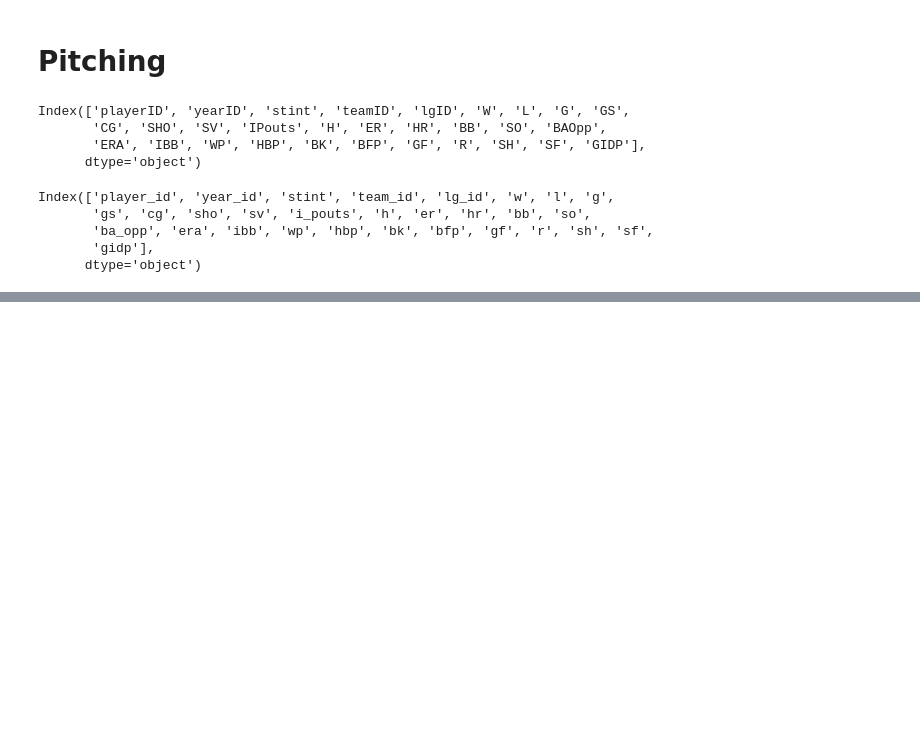
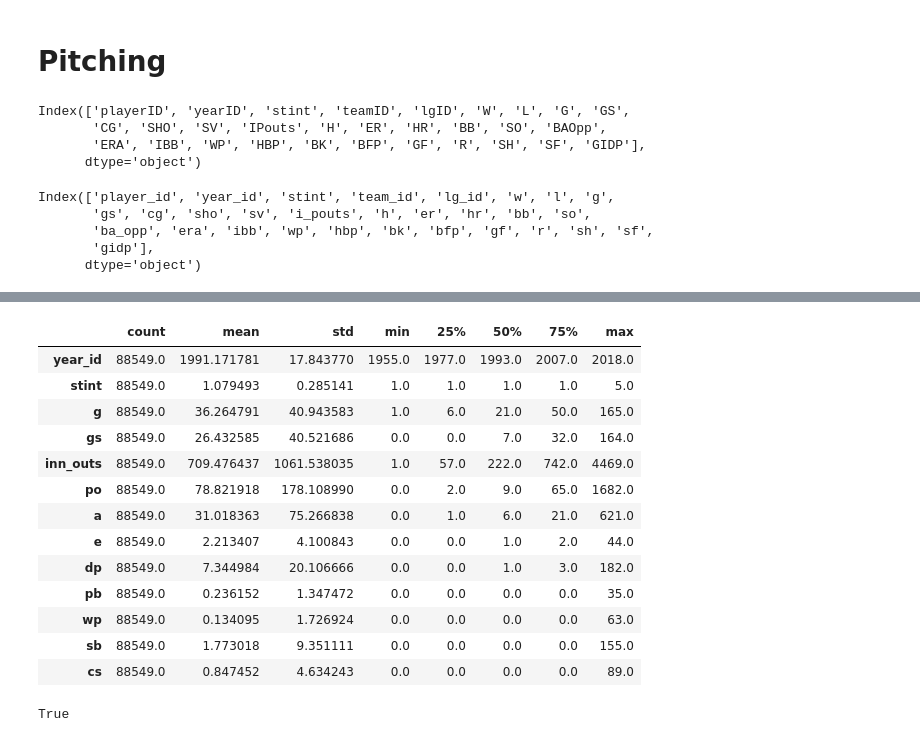
Before and after one commit to sdiehl28/Scikit-Learn-Workflow, a Jupyter notebook: python/LahmanBaseball.ipynb, the cells around one changed output, grey strips where cells are left out. Drawn from its saved outputs; the diff is of its cells as text; code cells hidden in the pictures; blank space fills up the shorter version.

```diff
--- a/python/LahmanBaseball.ipynb
+++ b/python/LahmanBaseball.ipynb
@@ -471,0 +655,9 @@ Index(['player_id', 'year_id', 'stint', 'team_id', 'lg_id', 'w', 'l', 'g',
+# %%
+# as above, drop records before 1955
+fielding = fielding.drop(fielding[fielding['year_id'] < 1955].index)
+# %%
+# drop records in which the fielder recorded no outs (stats are meaningless)
+fielding = fielding.drop(fielding[fielding['inn_outs'] == 0].index)
+
+# drop records in which the number of put outs is unknown
+fielding = fielding.dropna(subset=['inn_outs'])
@@ -471,0 +686,4 @@ Index(['player_id', 'year_id', 'stint', 'team_id', 'lg_id', 'w', 'l', 'g',
+# %%
+# pb, wb, sb, cs only apply to catchers, hence the large number of nulls
+# it is reasonably to use fillna with 0
+fielding[['pb','wp','sb','cs']] = fielding[['pb','wp','sb','cs']].fillna(0)
@@ -471,0 +695,2 @@ Index(['player_id', 'year_id', 'stint', 'team_id', 'lg_id', 'w', 'l', 'g',
+# %%
+fielding = fielding.drop('zr', axis=1)
@@ -471,0 +718,18 @@ Index(['player_id', 'year_id', 'stint', 'team_id', 'lg_id', 'w', 'l', 'g',
+# %%
+# smallint works for all numeric values
+fielding.describe().T
+# %% [output]
+|  | count | mean | std | min | 25% | 50% | 75% | max |
+| year_id | 88549.0 | 1991.171781 | 17.843770 | 1955.0 | 1977.0 | 1993.0 | 2007.0 | 2018.0 |
+| stint | 88549.0 | 1.079493 | 0.285141 | 1.0 | 1.0 | 1.0 | 1.0 | 5.0 |
+| g | 88549.0 | 36.264791 | 40.943583 | 1.0 | 6.0 | 21.0 | 50.0 | 165.0 |
+| gs | 88549.0 | 26.432585 | 40.521686 | 0.0 | 0.0 | 7.0 | 32.0 | 164.0 |
+| inn_outs | 88549.0 | 709.476437 | 1061.538035 | 1.0 | 57.0 | 222.0 | 742.0 | 4469.0 |
+| po | 88549.0 | 78.821918 | 178.108990 | 0.0 | 2.0 | 9.0 | 65.0 | 1682.0 |
+| a | 88549.0 | 31.018363 | 75.266838 | 0.0 | 1.0 | 6.0 | 21.0 | 621.0 |
+| e | 88549.0 | 2.213407 | 4.100843 | 0.0 | 0.0 | 1.0 | 2.0 | 44.0 |
+| dp | 88549.0 | 7.344984 | 20.106666 | 0.0 | 0.0 | 1.0 | 3.0 | 182.0 |
+| pb | 88549.0 | 0.236152 | 1.347472 | 0.0 | 0.0 | 0.0 | 0.0 | 35.0 |
+| wp | 88549.0 | 0.134095 | 1.726924 | 0.0 | 0.0 | 0.0 | 0.0 | 63.0 |
+| sb | 88549.0 | 1.773018 | 9.351111 | 0.0 | 0.0 | 0.0 | 0.0 | 155.0 |
+| cs | 88549.0 | 0.847452 | 4.634243 | 0.0 | 0.0 | 0.0 | 0.0 | 89.0 |
@@ -471,0 +740,4 @@ Index(['player_id', 'year_id', 'stint', 'team_id', 'lg_id', 'w', 'l', 'g',
+# %%
+is_unique(fielding, ['player_id', 'year_id', 'stint', 'pos'])
+# %% [output]
+True
```
Also changed, not shown: parts of 44 cells of this notebook.
